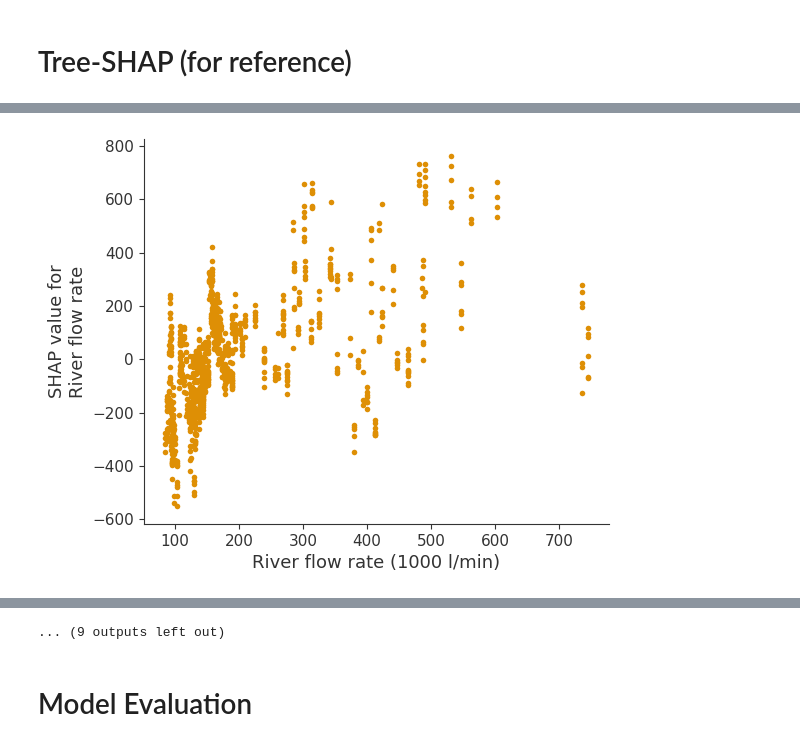
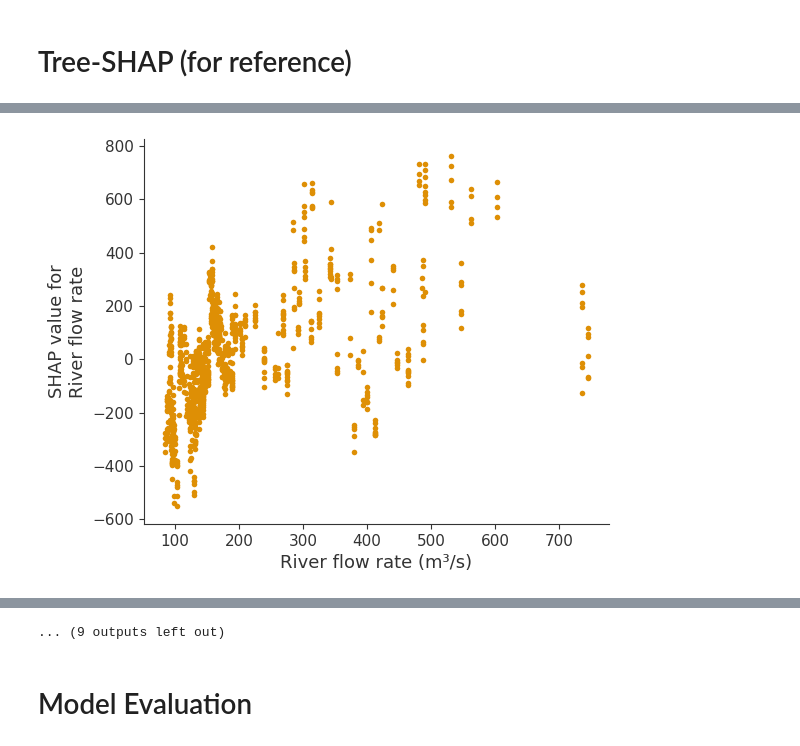
Before and after one commit to ulrich-oberhofer/Understanding-the-European-energy-crisis-through-structural-causal-models, a Jupyter notebook: shapley-flow/05_gbt_evaluation.ipynb, the cells around one changed output, grey strips where cells are left out. Saved outputs shown, nothing was run; the diff lists cells and outputs as text; code cells hidden in the pictures.

Commit message:
changed river flow rate unit from 1000 l/s to m³/s

```diff
--- a/shapley-flow/05_gbt_evaluation.ipynb
+++ b/shapley-flow/05_gbt_evaluation.ipynb
@@ -256,7 +268,7 @@ for model_index in range(3):
     shap_values_list.append(shap_values)
 # %%
 title_dict = {
-    'River flow rate': 'River flow rate (1000 l/min)',
+    'River flow rate': 'River flow rate (m³/s)',
     'Nuclear availability': 'Nuclear availability (GW)',
     'ROR generation': 'ROR generation (GW)',
     'Air temperature': 'Air temperature (°C)',
@@ -296,10 +308,10 @@ for i, shap_values in enumerate(shap_values_list):
 [figure]
 [figure]
 [figure]
 [figure]
 [figure]
 [figure]
-[figure, old version]
+[figure, new version]
 [figure]
 [figure]
 [figure]
```
Also changed, not shown: parts of 9 cells of this notebook.
